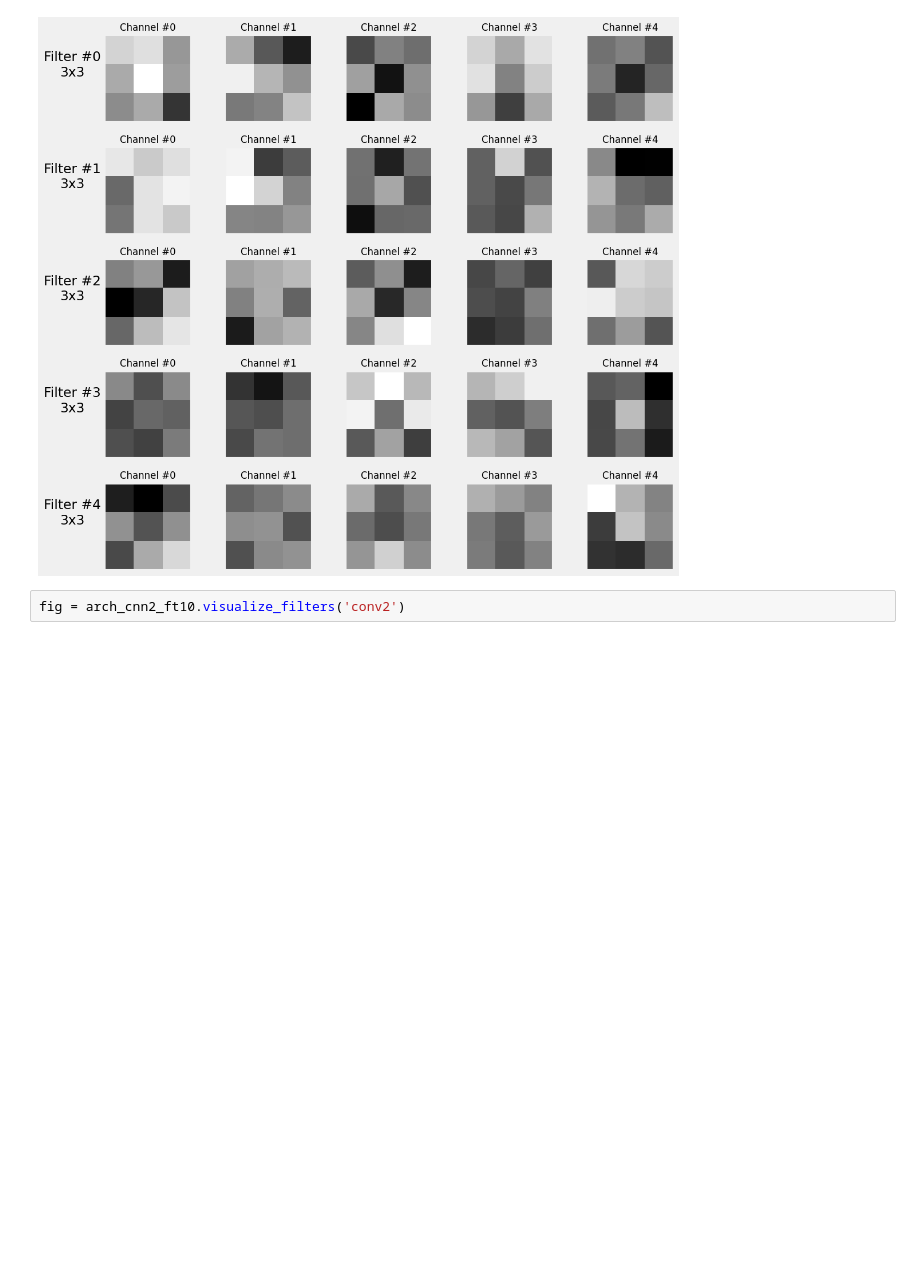
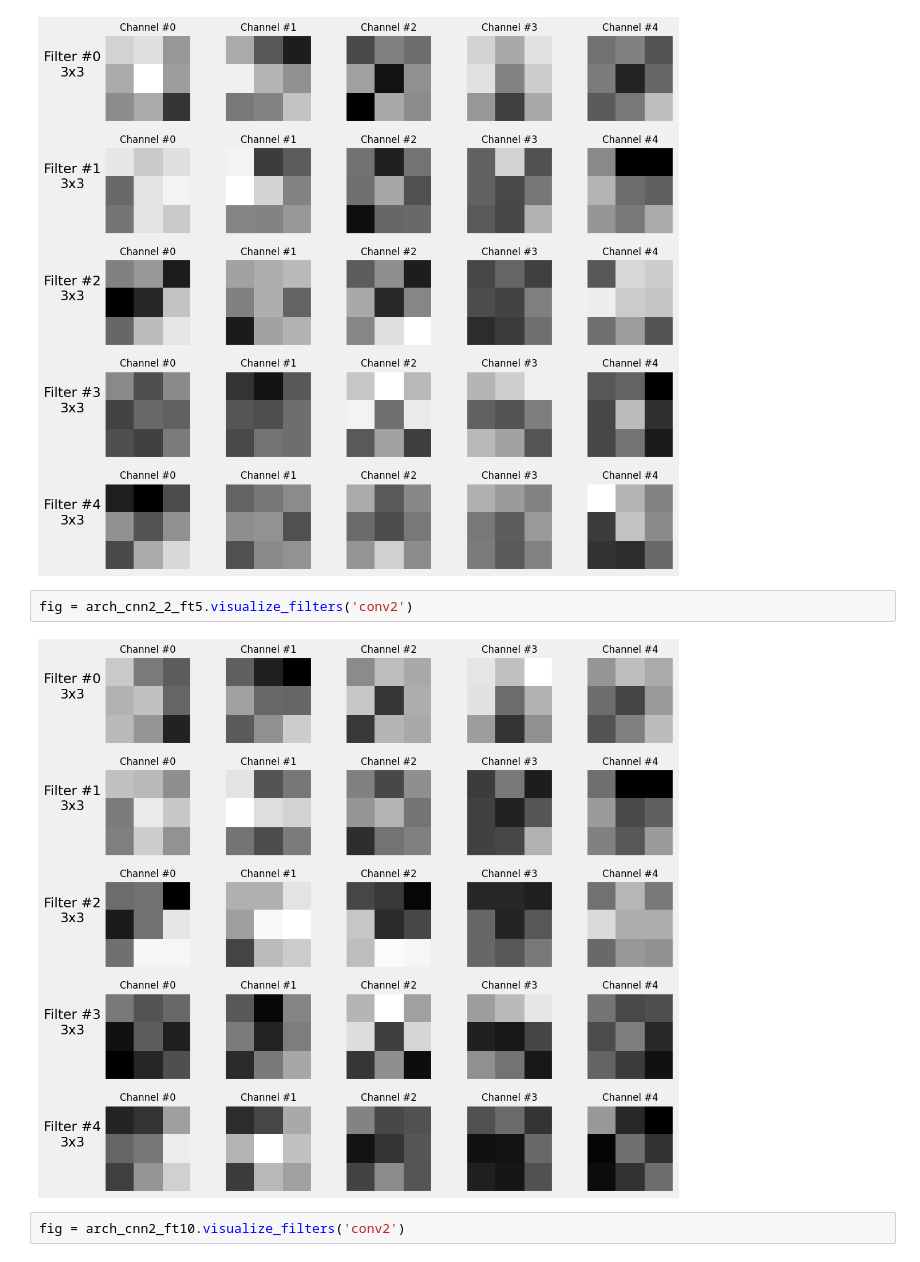
Before and after one commit to aireslucas/MachineLearning, a Jupyter notebook: Study_week11.ipynb, the cells around one changed output. Cells and saved outputs as stored; diff of their text form; blank space fills up the shorter version.

```diff
--- a/Study_week11.ipynb
+++ b/Study_week11.ipynb
@@ -1254,6 +1288,10 @@ fig = arch_cnn2_ft2.visualize_filters('conv2')
 fig = arch_cnn2_ft5.visualize_filters('conv2')
 # %% [output]
 [figure]
+# %%
+fig = arch_cnn2_2_ft5.visualize_filters('conv2')
+# %% [output]
+[figure, added]
 # %%
 fig = arch_cnn2_ft10.visualize_filters('conv2')
 # %% [output]
```
Also changed, not shown: parts of 12 cells of this notebook.
